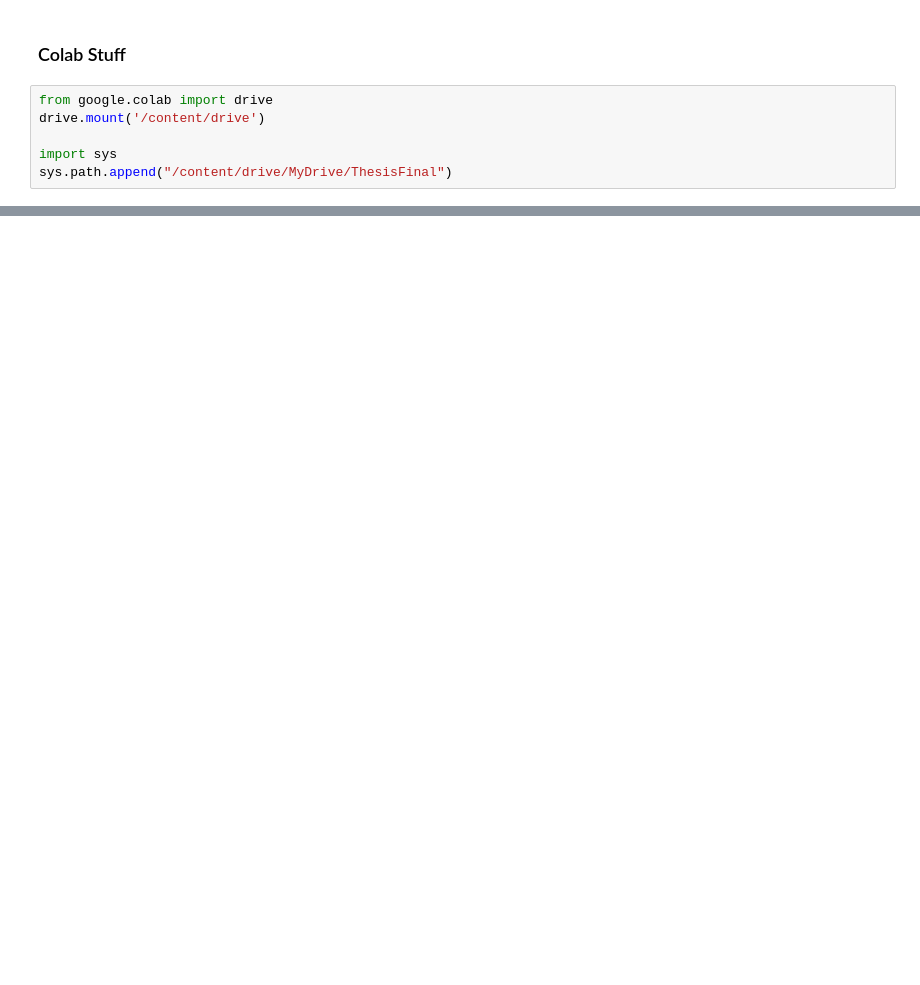
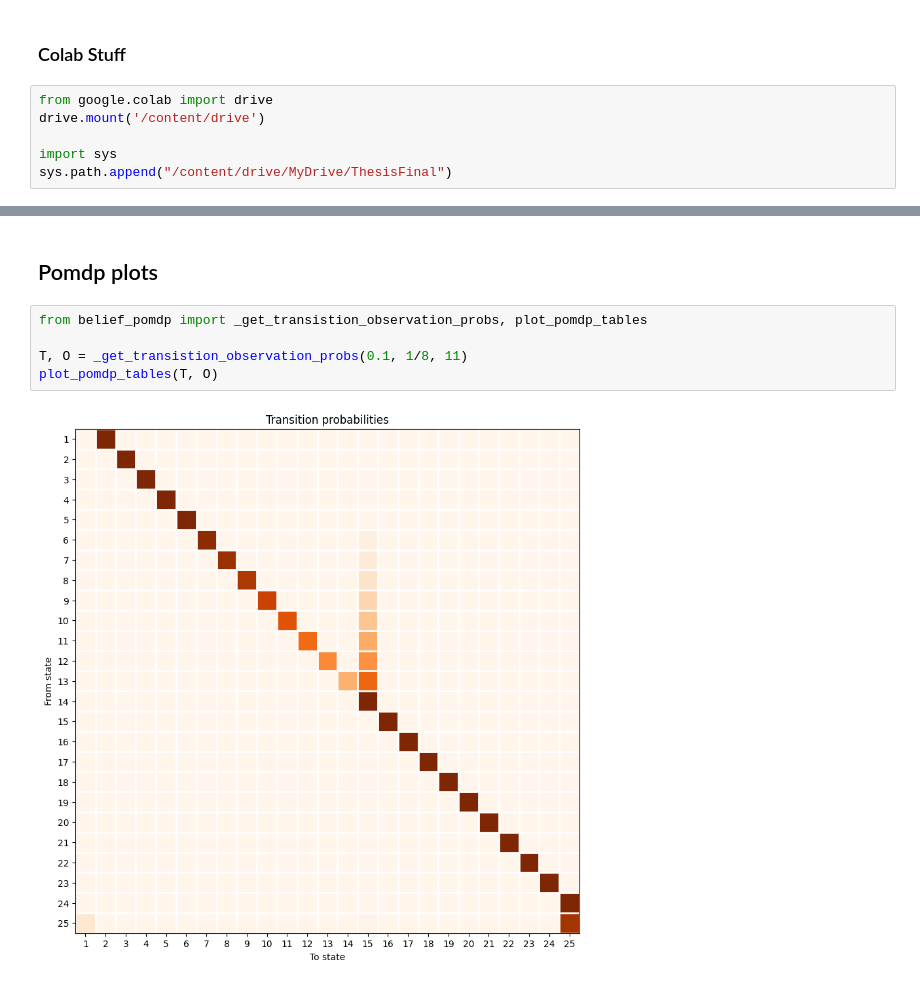
Before and after one commit to Maexxel/Thesis, a Jupyter notebook: Sandbox_General.ipynb, the cells around one changed output, grey strips where cells are left out. Saved outputs shown, nothing was run; the diff lists cells and outputs as text; blank space fills up the shorter version.

```diff
--- a/Sandbox_General.ipynb
+++ b/Sandbox_General.ipynb
@@ -149,0 +41,9 @@ plot_rpes(pomdp_rpe_groups)
+# %% [markdown]
+## Pomdp plots
+# %%
+from belief_pomdp import _get_transistion_observation_probs, plot_pomdp_tables
+
+T, O = _get_transistion_observation_probs(0.1, 1/8, 11)
+plot_pomdp_tables(T, O)
+# %% [output]
+[figure, added]
```
Also changed, not shown: parts of 17 cells of this notebook, 4 other files.
